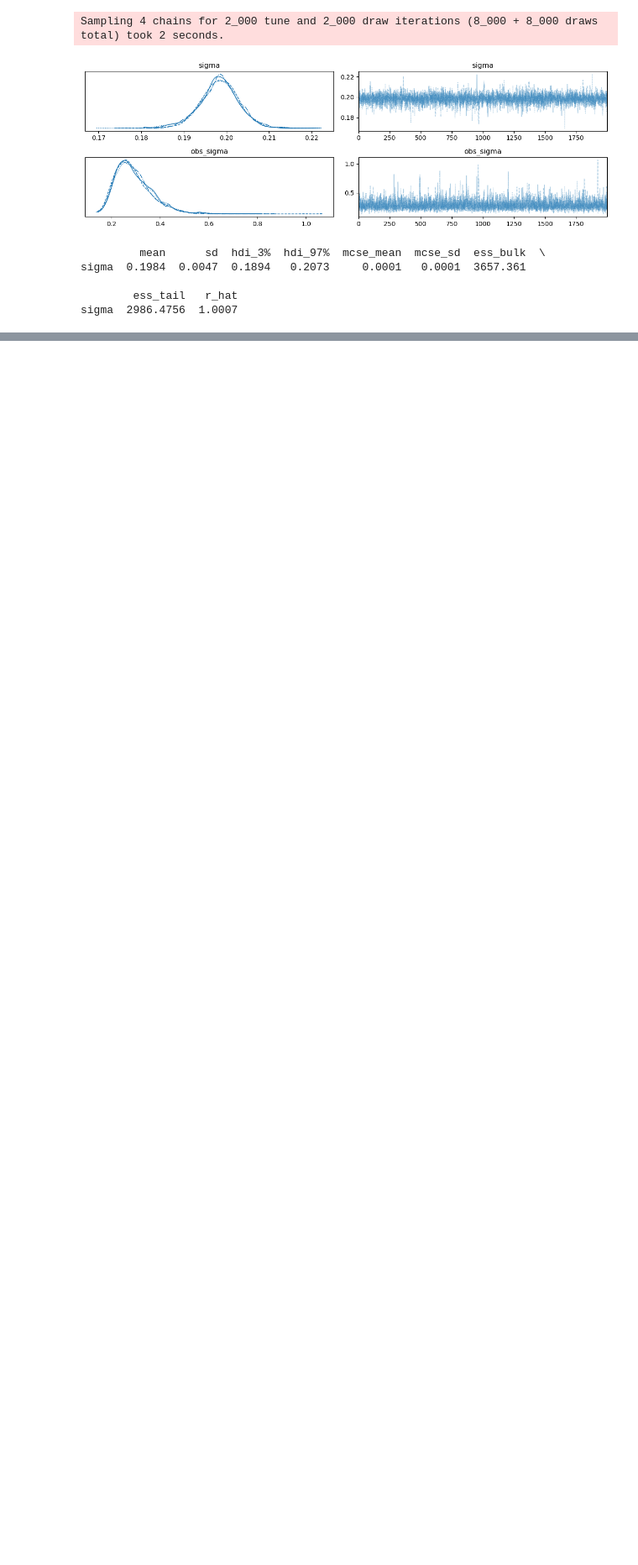
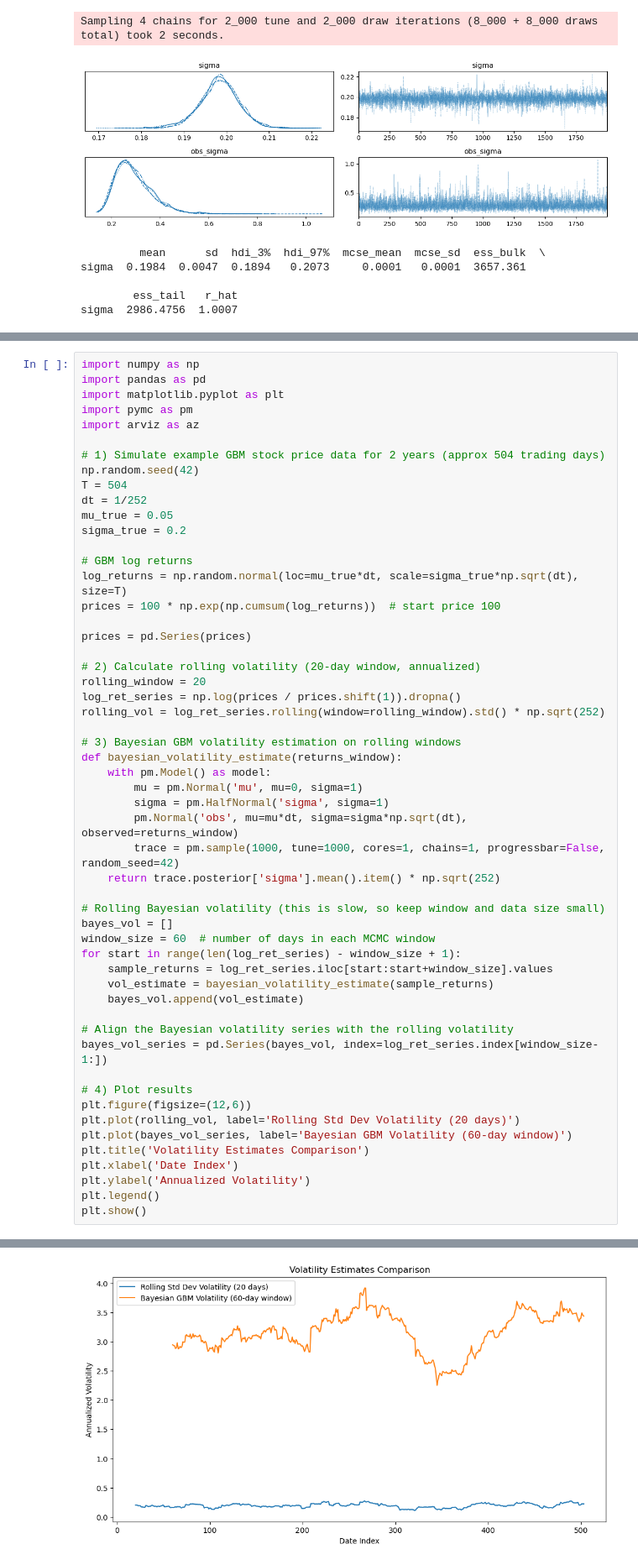
Before and after one commit to RezaCodz/Math_finance_models, a Jupyter notebook: models.ipynb, the cells around one changed output, grey strips where cells are left out. Shown at 84% size. Cells and saved outputs as stored; diff of their text form; blank space fills up the shorter version.

```diff
--- a/models.ipynb
+++ b/models.ipynb
@@ -470,0 +916,55 @@ sigma  2986.4756  1.0007
+# %%
+import numpy as np
+import pandas as pd
+import matplotlib.pyplot as plt
+import pymc as pm
+import arviz as az
+
+# 1) Simulate example GBM stock price data for 2 years (approx 504 trading days)
+np.random.seed(42)
+T = 504
+dt = 1/252
+mu_true = 0.05
+sigma_true = 0.2
+
+# GBM log returns
+log_returns = np.random.normal(loc=mu_true*dt, scale=sigma_true*np.sqrt(dt), size=T)
+prices = 100 * np.exp(np.cumsum(log_returns))  # start price 100
+
+prices = pd.Series(prices)
+
+# 2) Calculate rolling volatility (20-day window, annualized)
+rolling_window = 20
+log_ret_series = np.log(prices / prices.shift(1)).dropna()
+rolling_vol = log_ret_series.rolling(window=rolling_window).std() * np.sqrt(252)
+
+# 3) Bayesian GBM volatility estimation on rolling windows
+def bayesian_volatility_estimate(returns_window):
+    with pm.Model() as model:
+        mu = pm.Normal('mu', mu=0, sigma=1)
+        sigma = pm.HalfNormal('sigma', sigma=1)
+        pm.Normal('obs', mu=mu*dt, sigma=sigma*np.sqrt(dt), observed=returns_window)
+        trace = pm.sample(1000, tune=1000, cores=1, chains=1, progressbar=False, random_seed=42)
+    return trace.posterior['sigma'].mean().item() * np.sqrt(252)
+
+# Rolling Bayesian volatility (this is slow, so keep window and data size small)
+bayes_vol = []
+window_size = 60  # number of days in each MCMC window
+for start in range(len(log_ret_series) - window_size + 1):
+    sample_returns = log_ret_series.iloc[start:start+window_size].values
+    vol_estimate = bayesian_volatility_estimate(sample_returns)
+    bayes_vol.append(vol_estimate)
+
+# Align the Bayesian volatility series with the rolling volatility
+bayes_vol_series = pd.Series(bayes_vol, index=log_ret_series.index[window_size-1:])
+
+# 4) Plot results
+plt.figure(figsize=(12,6))
+plt.plot(rolling_vol, label='Rolling Std Dev Volatility (20 days)')
+plt.plot(bayes_vol_series, label='Bayesian GBM Volatility (60-day window)')
+plt.title('Volatility Estimates Comparison')
+plt.xlabel('Date Index')
+plt.ylabel('Annualized Volatility')
+plt.legend()
+plt.show()
+# %% [output]
@@ -470,0 +988 @@ sigma  2986.4756  1.0007
+[figure, added]
```
Also changed, not shown: parts of 5 cells of this notebook, 1 other file.
